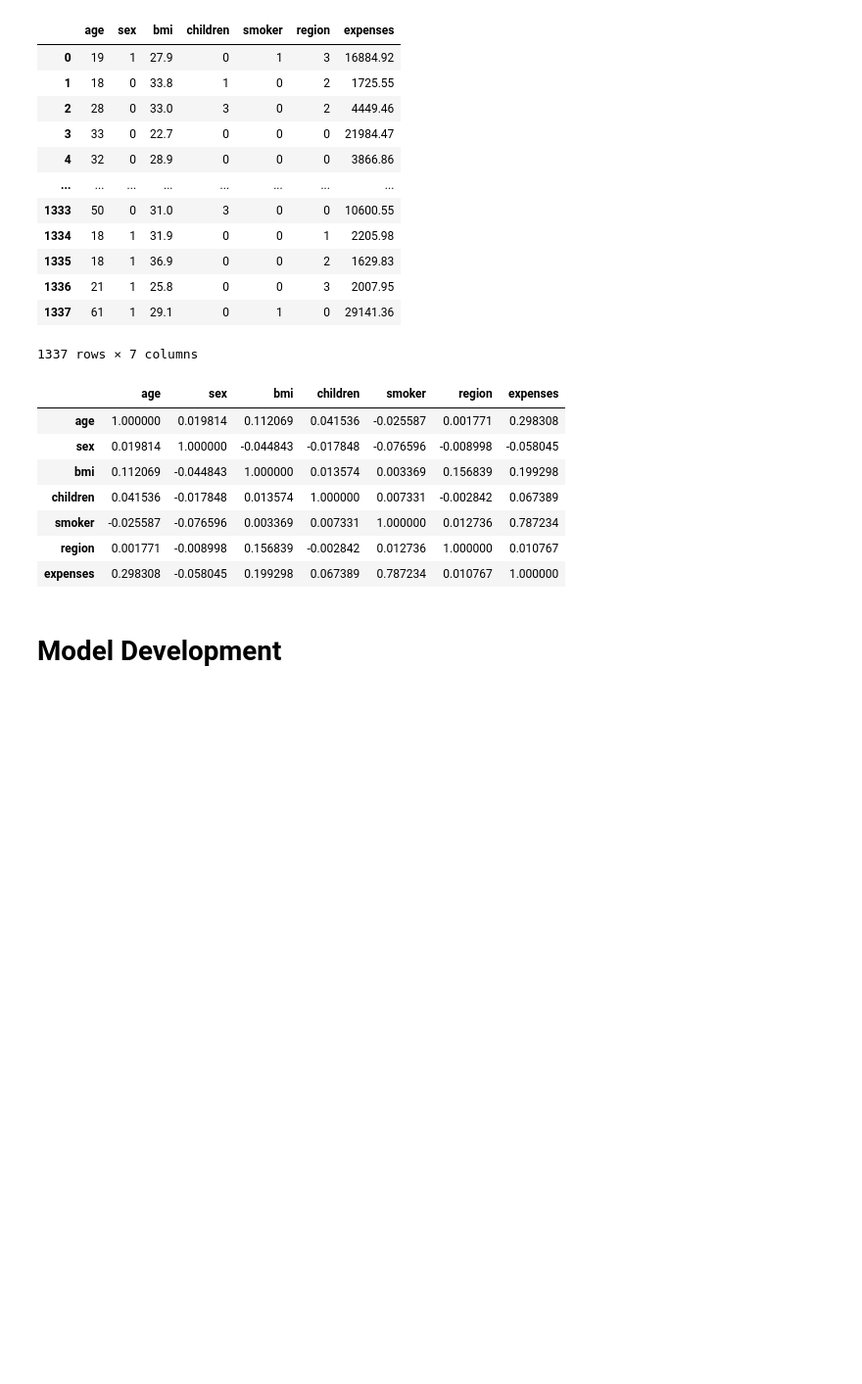
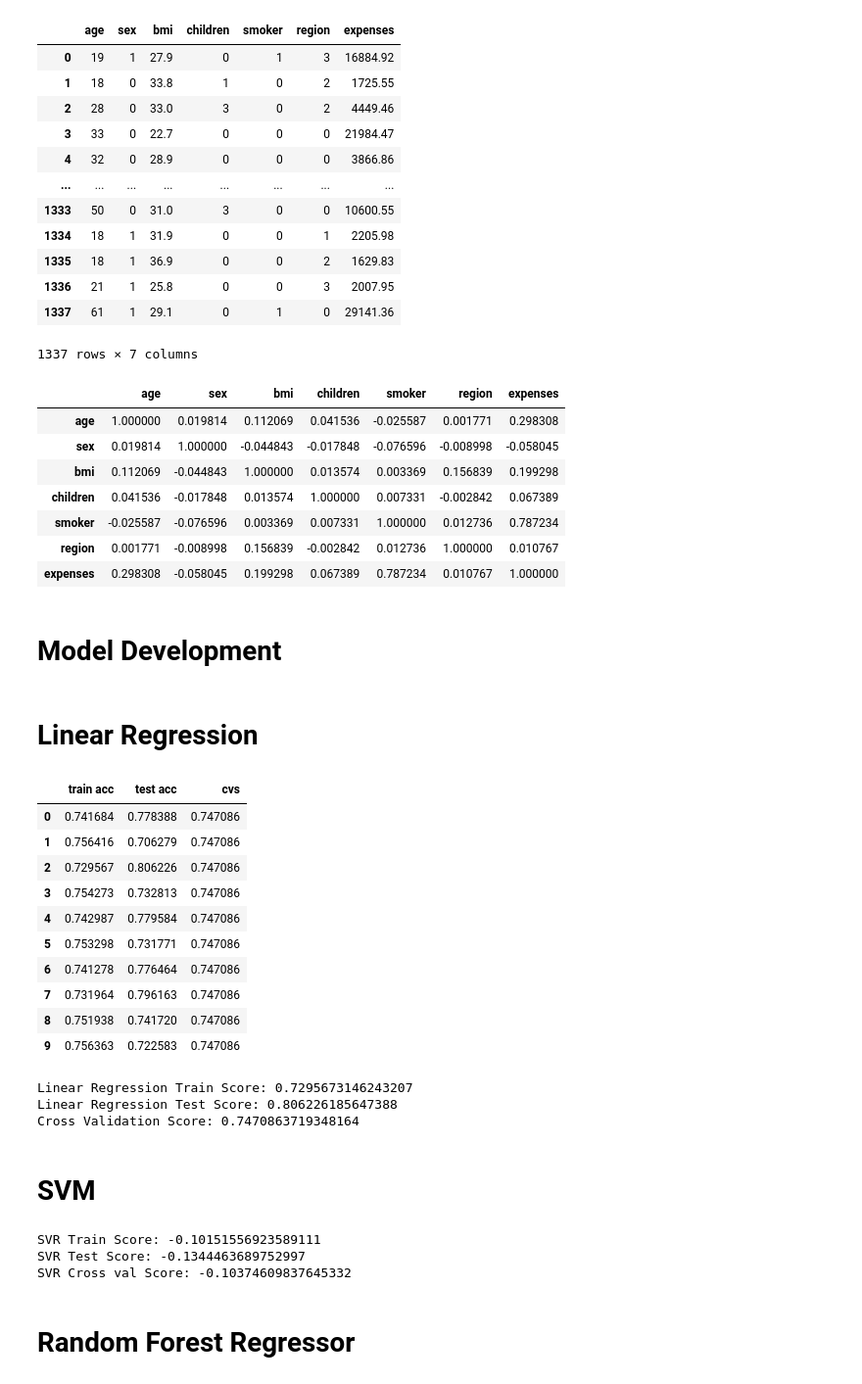
Before and after one commit to DATA-606-2023-FALL-MONDAY/Kanaparthi_Karthik, a Jupyter notebook: src/Medical_Insurance_Price_Prediction.ipynb, the cells around one changed output. Shown at 98% size. Cells and saved outputs as stored; diff of their text form; code cells hidden in the pictures; blank space fills up the shorter version.

Commit message:
EDA and Model development

```diff
--- a/src/Medical_Insurance_Price_Prediction.ipynb
+++ b/src/Medical_Insurance_Price_Prediction.ipynb
@@ -202,3 +202,69 @@ df.corr()
 | expenses | 0.298308 | -0.058045 | 0.199298 | 0.067389 | 0.787234 | 0.010767 | 1.000000 |
 # %% [markdown]
 # Model Development
+# %% [markdown]
+# Linear Regression
+# %%
+# X=df.drop(['expenses'],axis=1)
+Y=df[['expenses']]
+from sklearn.linear_model import LinearRegression,Lasso
+from sklearn.svm import SVR
+from sklearn.ensemble import RandomForestRegressor
+from sklearn.ensemble import GradientBoostingRegressor
+from xgboost import XGBRegressor
+from sklearn.model_selection import train_test_split
+from sklearn.model_selection import cross_val_score
+l1=[]
+l2=[]
+l3=[]
+cvs=0
+for i in range(40,50):
+    xtrain,xtest,ytrain,ytest=train_test_split(X,Y,test_size=0.2,random_state=i)
+    lrmodel=LinearRegression()
+    lrmodel.fit(xtrain,ytrain)
+    l1.append(lrmodel.score(xtrain,ytrain))
+    l2.append(lrmodel.score(xtest,ytest))
+    cvs=(cross_val_score(lrmodel,X,Y,cv=5,)).mean()
+    l3.append(cvs)
+    df1=pd.DataFrame({'train acc':l1,'test acc':l2,'cvs':l3})
+df1
+# %% [output]
+|  | train acc | test acc | cvs |
+| 0 | 0.741684 | 0.778388 | 0.747086 |
+| 1 | 0.756416 | 0.706279 | 0.747086 |
+| 2 | 0.729567 | 0.806226 | 0.747086 |
+| 3 | 0.754273 | 0.732813 | 0.747086 |
+| 4 | 0.742987 | 0.779584 | 0.747086 |
+| 5 | 0.753298 | 0.731771 | 0.747086 |
+| 6 | 0.741278 | 0.776464 | 0.747086 |
+| 7 | 0.731964 | 0.796163 | 0.747086 |
+| 8 | 0.751938 | 0.741720 | 0.747086 |
+| 9 | 0.756363 | 0.722583 | 0.747086 |
+# %%
+xtrain,xtest,ytrain,ytest=train_test_split(X,Y,test_size=0.2,random_state=42)
+lrmodel=LinearRegression()
+lrmodel.fit(xtrain,ytrain)
+print("Linear Regression Train Score:", lrmodel.score(xtrain,ytrain))
+print("Linear Regression Test Score:",lrmodel.score(xtest,ytest))
+print("Cross Validation Score:", cross_val_score(lrmodel,X,Y,cv=5,).mean())
+# %% [output]
+Linear Regression Train Score: 0.7295673146243207
+Linear Regression Test Score: 0.806226185647388
+Cross Validation Score: 0.7470863719348164
+# %% [markdown]
+# SVM
+# %%
+from sklearn.metrics import r2_score
+svrmodel=SVR()
+svrmodel.fit(xtrain,ytrain)
+ypredtrain1=svrmodel.predict(xtrain)
+ypredtest1=svrmodel.predict(xtest)
+print("SVR Train Score:",r2_score(ytrain,ypredtrain1))
+print("SVR Test Score:",r2_score(ytest,ypredtest1))
+print("SVR Cross val Score:",cross_val_score(svrmodel,X,Y,cv=5,).mean())
+# %% [output]
+SVR Train Score: -0.10151556923589111
+SVR Test Score: -0.1344463689752997
+SVR Cross val Score: -0.10374609837645332
+# %% [markdown]
+# Random Forest Regressor
```
Also changed, not shown: parts of 6 cells of this notebook.
